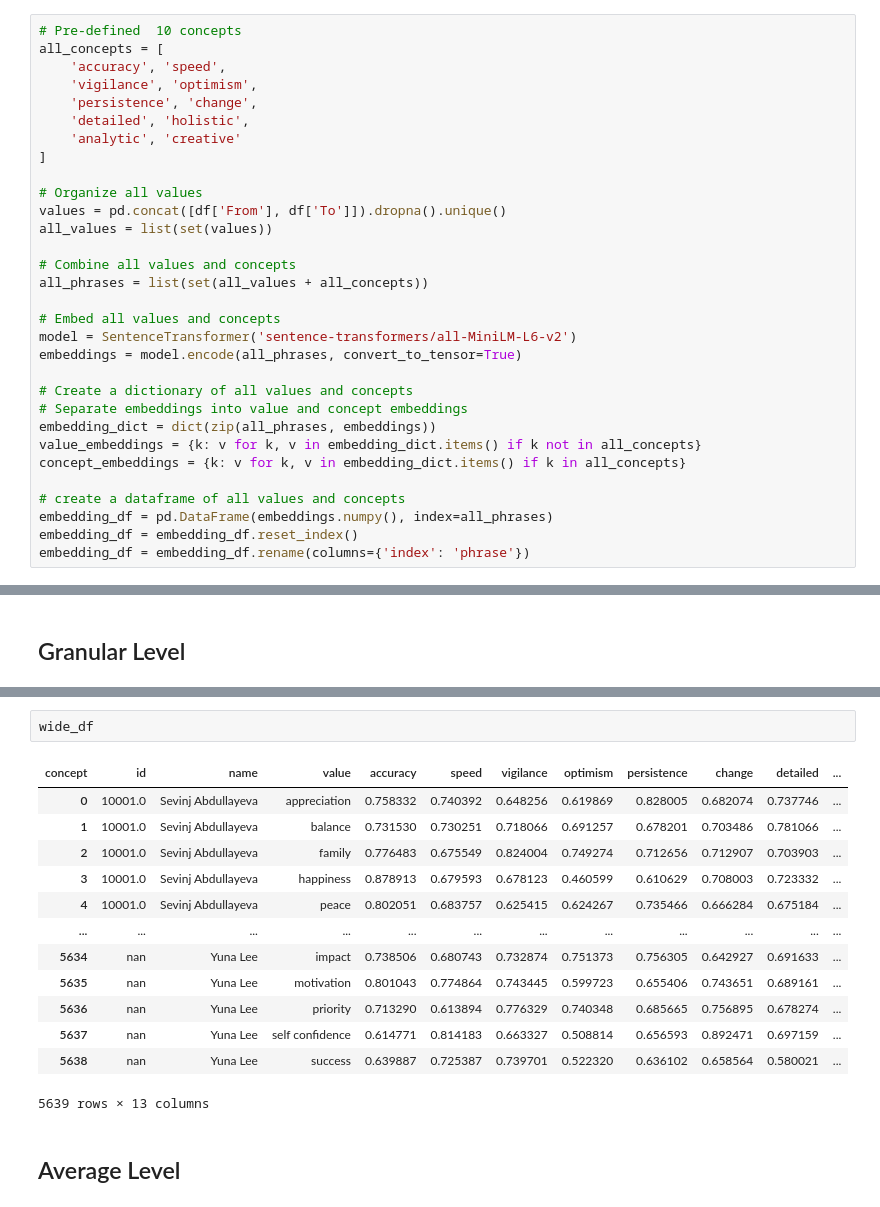
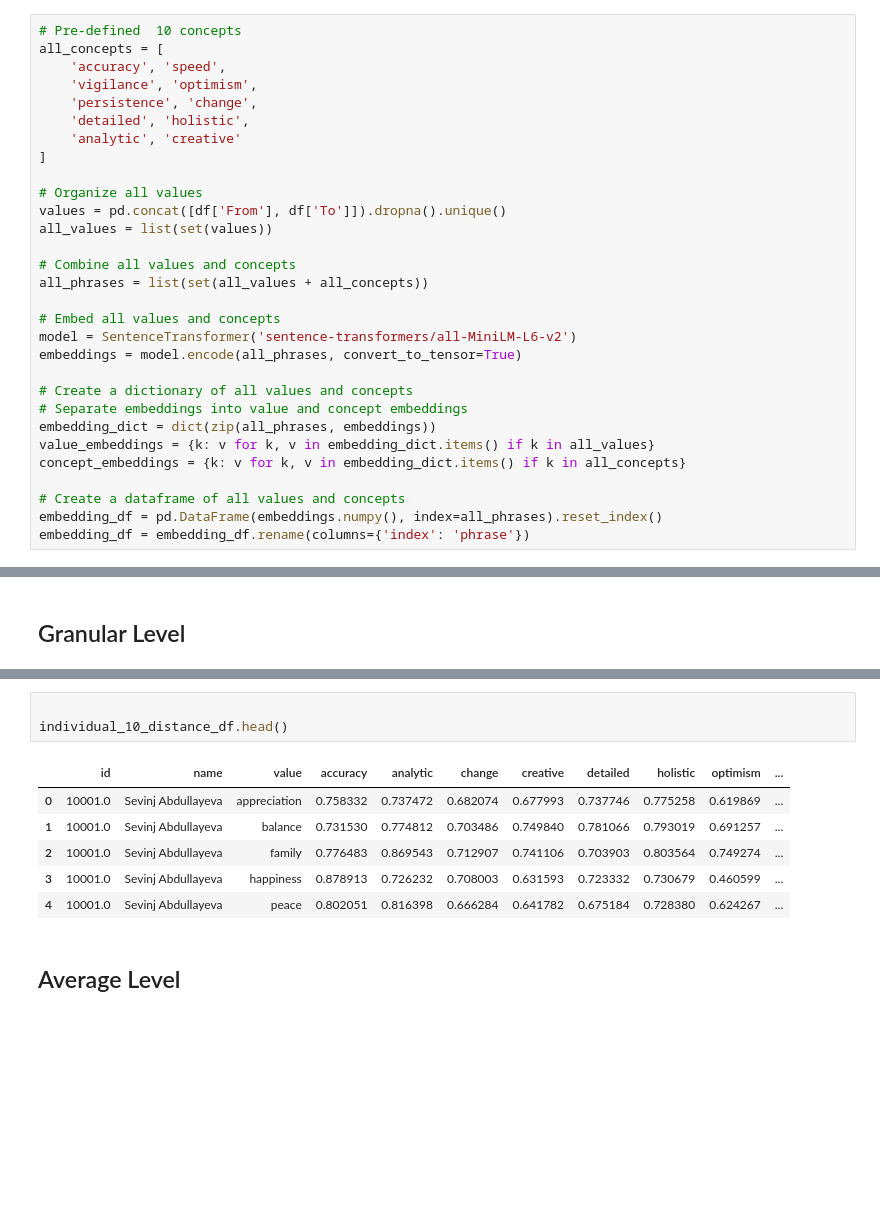
Before and after one commit to Jiazheng02/Research_Paul_Ingram, a Jupyter notebook: Analysis/TextAnalysis.ipynb, the cells around one changed output, grey strips where cells are left out. Drawn from its saved outputs; the diff is of its cells as text; blank space fills up the shorter version.

```diff
--- a/Analysis/TextAnalysis.ipynb
+++ b/Analysis/TextAnalysis.ipynb
@@ -123,12 +128,11 @@ embeddings = model.encode(all_phrases, convert_to_tensor=True)
 # Create a dictionary of all values and concepts
 # Separate embeddings into value and concept embeddings
 embedding_dict = dict(zip(all_phrases, embeddings))
-value_embeddings = {k: v for k, v in embedding_dict.items() if k not in all_concepts}
+value_embeddings = {k: v for k, v in embedding_dict.items() if k in all_values}
 concept_embeddings = {k: v for k, v in embedding_dict.items() if k in all_concepts}
 
-# create a dataframe of all values and concepts
-embedding_df = pd.DataFrame(embeddings.numpy(), index=all_phrases)
-embedding_df = embedding_df.reset_index()
+# Create a dataframe of all values and concepts
+embedding_df = pd.DataFrame(embeddings.numpy(), index=all_phrases).reset_index()
 embedding_df = embedding_df.rename(columns={'index': 'phrase'})
 # %%
 embedding_df.head()
@@ -315,19 +297,13 @@ wide_df = wide_df[cols_dis]
-# %%
-wide_df
-# %% [output]
-| concept | id | name | value | accuracy | speed | vigilance | optimism | persistence | change | detailed | ... |
-| 0 | 10001.0 | Sevinj Abdullayeva | appreciation | 0.758332 | 0.740392 | 0.648256 | 0.619869 | 0.828005 | 0.682074 | 0.737746 | ... |
-| 1 | 10001.0 | Sevinj Abdullayeva | balance | 0.731530 | 0.730251 | 0.718066 | 0.691257 | 0.678201 | 0.703486 | 0.781066 | ... |
-| 2 | 10001.0 | Sevinj Abdullayeva | family | 0.776483 | 0.675549 | 0.824004 | 0.749274 | 0.712656 | 0.712907 | 0.703903 | ... |
-| 3 | 10001.0 | Sevinj Abdullayeva | happiness | 0.878913 | 0.679593 | 0.678123 | 0.460599 | 0.610629 | 0.708003 | 0.723332 | ... |
-| 4 | 10001.0 | Sevinj Abdullayeva | peace | 0.802051 | 0.683757 | 0.625415 | 0.624267 | 0.735466 | 0.666284 | 0.675184 | ... |
-| ... | ... | ... | ... | ... | ... | ... | ... | ... | ... | ... | ... |
-| 5634 | nan | Yuna Lee | impact | 0.738506 | 0.680743 | 0.732874 | 0.751373 | 0.756305 | 0.642927 | 0.691633 | ... |
-| 5635 | nan | Yuna Lee | motivation | 0.801043 | 0.774864 | 0.743445 | 0.599723 | 0.655406 | 0.743651 | 0.689161 | ... |
-| 5636 | nan | Yuna Lee | priority | 0.713290 | 0.613894 | 0.776329 | 0.740348 | 0.685665 | 0.756895 | 0.678274 | ... |
-| 5637 | nan | Yuna Lee | self confidence | 0.614771 | 0.814183 | 0.663327 | 0.508814 | 0.656593 | 0.892471 | 0.697159 | ... |
-| 5638 | nan | Yuna Lee | success | 0.639887 | 0.725387 | 0.739701 | 0.522320 | 0.636102 | 0.658564 | 0.580021 | ... |
-5639 rows × 13 columns
+# %%
+
+individual_10_distance_df.head()
+# %% [output]
+|  | id | name | value | accuracy | analytic | change | creative | detailed | holistic | optimism | ... |
+| 0 | 10001.0 | Sevinj Abdullayeva | appreciation | 0.758332 | 0.737472 | 0.682074 | 0.677993 | 0.737746 | 0.775258 | 0.619869 | ... |
+| 1 | 10001.0 | Sevinj Abdullayeva | balance | 0.731530 | 0.774812 | 0.703486 | 0.749840 | 0.781066 | 0.793019 | 0.691257 | ... |
+| 2 | 10001.0 | Sevinj Abdullayeva | family | 0.776483 | 0.869543 | 0.712907 | 0.741106 | 0.703903 | 0.803564 | 0.749274 | ... |
+| 3 | 10001.0 | Sevinj Abdullayeva | happiness | 0.878913 | 0.726232 | 0.708003 | 0.631593 | 0.723332 | 0.730679 | 0.460599 | ... |
+| 4 | 10001.0 | Sevinj Abdullayeva | peace | 0.802051 | 0.816398 | 0.666284 | 0.641782 | 0.675184 | 0.728380 | 0.624267 | ... |
 # %% [markdown]
 ## Average Level
 # %%
```
Also changed, not shown: parts of 20 cells of this notebook.
